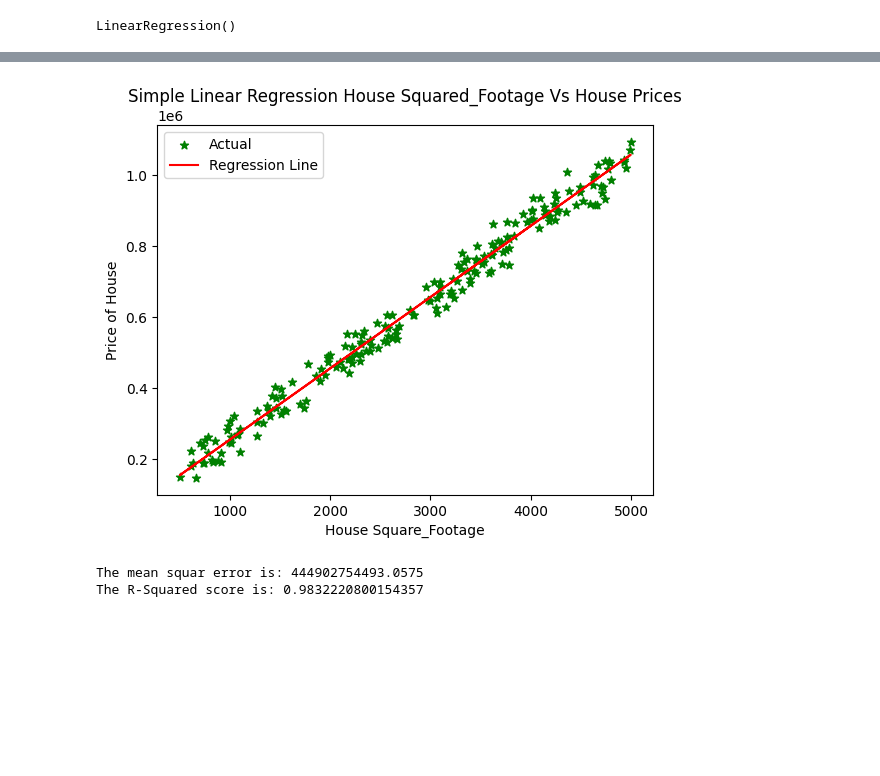
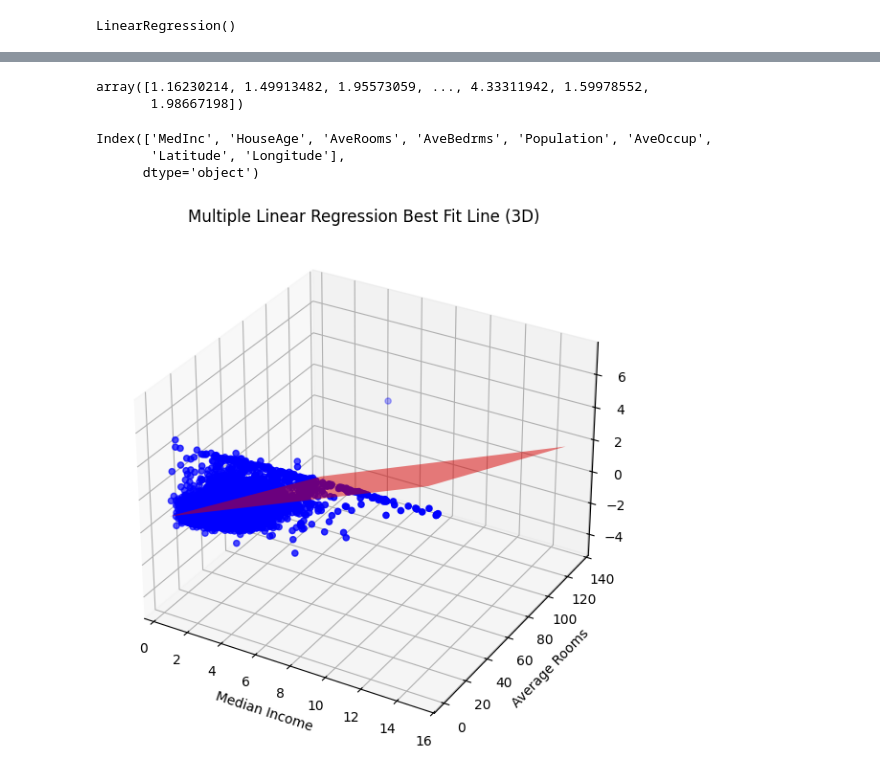
Before and after one commit to Edube20Emmanuel/Machine_Learning, a Jupyter notebook: Lesson_1.ipynb, the cells around one changed output, grey strips where cells are left out. Drawn from its saved outputs; the diff is of its cells as text; code cells hidden in the pictures; blank space fills up the shorter version.

```diff
--- a/Lesson_1.ipynb
+++ b/Lesson_1.ipynb
@@ -79,0 +10,6 @@ dtype: int64
+# %%
+## Preparing the data set
+df = fetch_california_housing()
+# %%
+X = pd.DataFrame(df.data, columns=df.feature_names)
+y = pd.Series(df.target)
@@ -109,4 +52,0 @@ sns.heatmap(data=corr_matrix,annot=True,cmap='coolwarm')
-# %%
-## Choosing my independent and dependent variables
-x = df1[['Square_Footage']]
-y = df1['House_Price']
@@ -120,0 +53,3 @@ The testing set has a size of 200
+# %%
+x = X[['MedInc','AveRooms']]
+x
@@ -153,24 +83,36 @@ predictions
-# %%
-## Visualizing the regression line
-## Here we plot the regression line alongside the actual points
-plt.scatter(x=x_test,y=y_test,color='green',label='Actual',marker='*')
-
-## Plot the regression line
-plt.plot(x_test,y_pred,color='red',label='Regression Line')
-## Adding lebels
-plt.xlabel('House Square_Footage')
-plt.ylabel('Price of House')
-plt.title('Simple Linear Regression House Squared_Footage Vs House Prices'.center(1))
-plt.legend()
-plt.show()
-# %% [output]
-[figure, removed]
-# %%
-## Evaluating the model
-mse = mean_squared_error(x_test,y_pred)
-print(f'The mean squar error is: {mse}')
-r2 = r2_score(y_test,y_pred)
-print(f'The R-Squared score is: {r2}')
-# %% [output]
-The mean squar error is: 444902754493.0575
-The R-Squared score is: 0.9832220800154357
+# %%
+## Predicting th results
+y_pred  = model.predict(x_test)
+y_pred
+# %% [output]
+array([1.16230214, 1.49913482, 1.95573059, ..., 4.33311942, 1.59978552,
+       1.98667198])
+# %%
+X.columns
+# %% [output]
+Index(['MedInc', 'HouseAge', 'AveRooms', 'AveBedrms', 'Population', 'AveOccup',
+       'Latitude', 'Longitude'],
+      dtype='object')
+# %%
+## Visualizing the best fit
+fig = plt.figure(figsize=(10, 7))
+ax = fig.add_subplot(111, projection = '3d')
+
+ax.scatter(x_test['MedInc'], x_test['AveRooms'], y_test, color='blue', label='Actual Data')
+
+x1_range = np.linspace(x_test['MedInc'].min(), x_test['MedInc'].max(), 100)
+x2_range = np.linspace(x_test['AveRooms'].min(), x_test['AveRooms'].max(), 100)
+x1, x2 = np.meshgrid(x1_range, x2_range)
+
+z = model.predict(np.c_[x1.ravel(), x2.ravel()]).reshape(x1.shape)
+
+ax.plot_surface(x1, x2, z, color='red', alpha=0.5, rstride=100, cstride=100)
+
+ax.set_xlabel('Median Income')
+ax.set_ylabel('Average Rooms')
+ax.set_zlabel('House Price')
+ax.set_title('Multiple Linear Regression Best Fit Line (3D)')
+
+plt.show()
+# %% [output]
+[figure, added]
```
Also changed, not shown: parts of 18 cells of this notebook.
